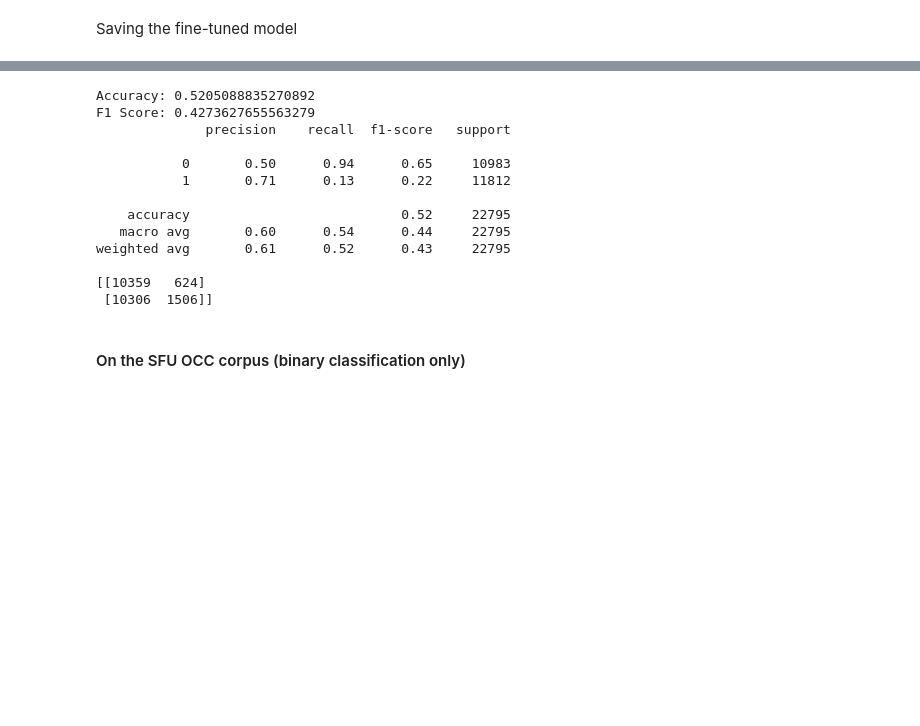
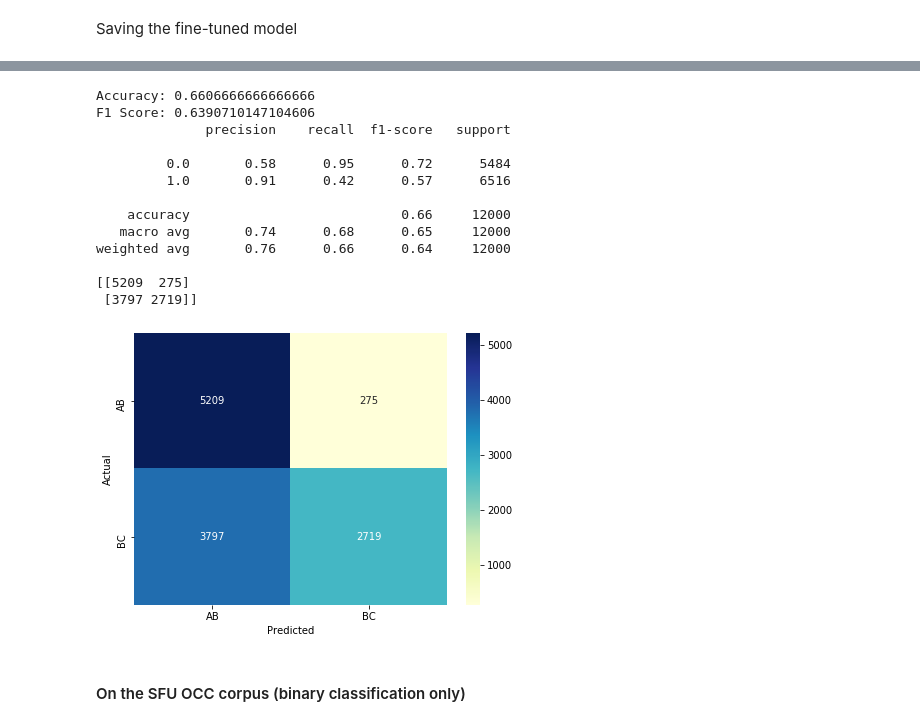
Before and after one commit to ugolbck/AFCC, a Jupyter notebook: notebooks/ktrain.ipynb, the cells around one changed output, grey strips where cells are left out. Drawn from its saved outputs; the diff is of its cells as text; code cells hidden in the pictures; blank space fills up the shorter version.

```diff
--- a/notebooks/ktrain.ipynb
+++ b/notebooks/ktrain.ipynb
@@ -105,7 +105,7 @@ Visually inspect loss plot and select learning rate associated with falling loss
 
 `autofit` uses a triangular learning rate policy
 # %%
-learner.fit_onecycle(5e-5, 2)
+learner.fit_onecycle(5e-5, 1)
 
 #learner.fit(0.001, 3, cycle_len=1, cycle_mult=2)
 
@@ -161,7 +167,7 @@ Saving the fine-tuned model
 # %%
 predictor = ktrain.get_predictor(learner.model, preproc=t)
 # %%
-cthree = pd.read_csv(PATH_DATA+'YNACC.csv')
+cthree = pd.read_csv(PATH_DATA+'C3_12000.csv')
 
 X_cthree = [str(x) for x in cthree['text_review']]
 y_cthree = cthree['bin_tag']
@@ -176,17 +182,32 @@ report = classification_report(y_cthree, y_pred, output_dict=True)
 print(classification_report(y_cthree, y_pred))
 print(confusion_matrix(y_cthree, y_pred))
 # %% [output]
-Accuracy: 0.5205088835270892
-F1 Score: 0.4273627655563279
+Accuracy: 0.6606666666666666
+F1 Score: 0.6390710147104606
               precision    recall  f1-score   support
 
-           0       0.50      0.94      0.65     10983
-           1       0.71      0.13      0.22     11812
+         0.0       0.58      0.95      0.72      5484
+         1.0       0.91      0.42      0.57      6516
 
-    accuracy                           0.52     22795
-   macro avg       0.60      0.54      0.44     22795
-weighted avg       0.61      0.52      0.43     22795
+    accuracy                           0.66     12000
+   macro avg       0.74      0.68      0.65     12000
+weighted avg       0.76      0.66      0.64     12000
 
-[[10359   624]
- [10306  1506]]
+[[5209  275]
+ [3797 2719]]
+# %%
+conf_mat = confusion_matrix(y_cthree, y_pred)
+fig, ax = plt.subplots(figsize=(7, 5))
+sns.heatmap(conf_mat, cmap="YlGnBu", annot=True, fmt='d')
+plt.ylabel('Actual')
+plt.xlabel('Predicted')
+
+ax.set_xticklabels(['AB', 'BC'])
+ax.set_yticklabels(['AB', 'BC'])
+
+plt.show()
+
+#fig.savefig(PATH_IMAGES + "Distilbert_1_epoch_SOCC.png", dpi=300, quality=95, format='png', bbox_inches='tight')
+# %% [output]
+[figure, added]
 # %%
```
Also changed, not shown: parts of 7 cells of this notebook, 6 other files.
